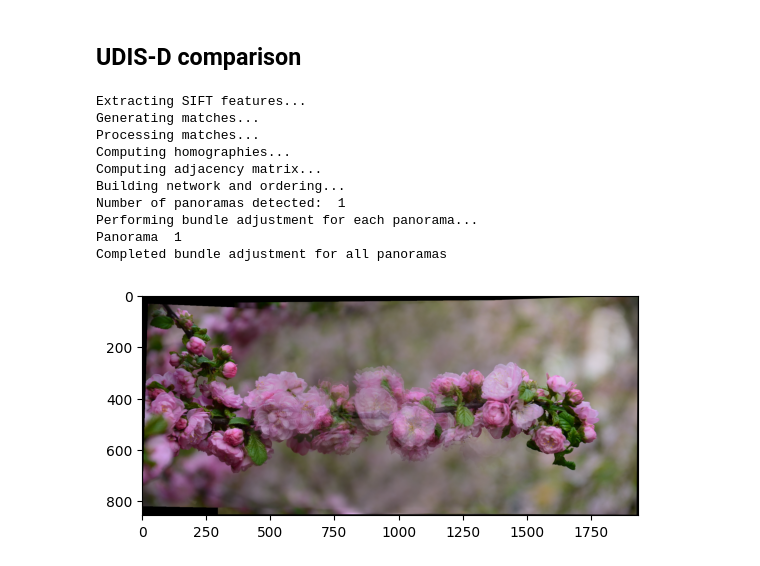
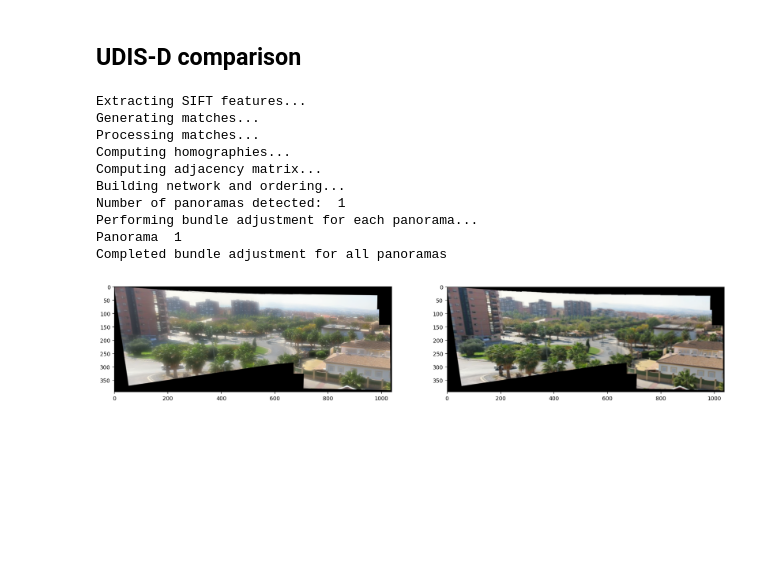
Before and after one commit to gautamxyz/Automatic-Panoramic-Image-Stitching-using-Invariant-Features, a Jupyter notebook: analysis.ipynb, the cells around one changed output. Cells and saved outputs as stored; diff of their text form; code cells hidden in the pictures; blank space fills up the shorter version.

Commit message:
Fixed bugs in stitching

```diff
--- a/analysis.ipynb
+++ b/analysis.ipynb
@@ -58,11 +58,16 @@ def generatePanaroma(img_list):
         for H in BA.bundleHomo[i]:
             H_list.append(H)
 
-        st = Stitcher(img_list,H_list,gain_list)
-        # st.stitch()
+        st = Stitcher(img_list.copy(),H_list,gain_list)
+        st.stitch()
         st.multiBandBlending(7,1)
-        pano = st.panaroma
-        plt.imshow(pano)
+        st2 = Stitcher(img_list.copy(),H_list,gain_list)
+        st2.stitch()
+        pano = st.panorama
+        pano2 = st2.panorama
+        ax, fig = plt.subplots(1,2, figsize=(20,10))
+        fig[0].imshow(pano)
+        fig[1].imshow(pano2)
         plt.show()
 # %%
 def evaluate_img(img1,img2):
@@ -85,25 +90,29 @@ def evaluate_img(img1,img2):
 
     return mse,ssim_score
 # %%
-flower_path = "./data/flower/"
+flower_path = "./data/setSingle3/"
 flower_list = []
+i = 1
 for filename in os.listdir(flower_path):
     img = cv.imread(os.path.join(flower_path,filename))
     flower_list.append(img)
+    if i == 10:
+        break
+    i += 1
 
 # stitch the flower images
 generatePanaroma(flower_list)
 # flower_stitched = cv.cvtColor(flower_stitched, cv.COLOR_BGR2RGB)
 # plt.imshow(flower_stitched)
 # %% [output]
 Extracting SIFT features...
 Generating matches...
 Processing matches...
 Computing homographies...
 Computing adjacency matrix...
 Building network and ordering...
 Number of panoramas detected:  1
 Performing bundle adjustment for each panorama...
 Panorama  1
 Completed bundle adjustment for all panoramas
-[figure, old version]
+[figure, new version]
```
Also changed, not shown: parts of 1 cell of this notebook, 2 other files.
